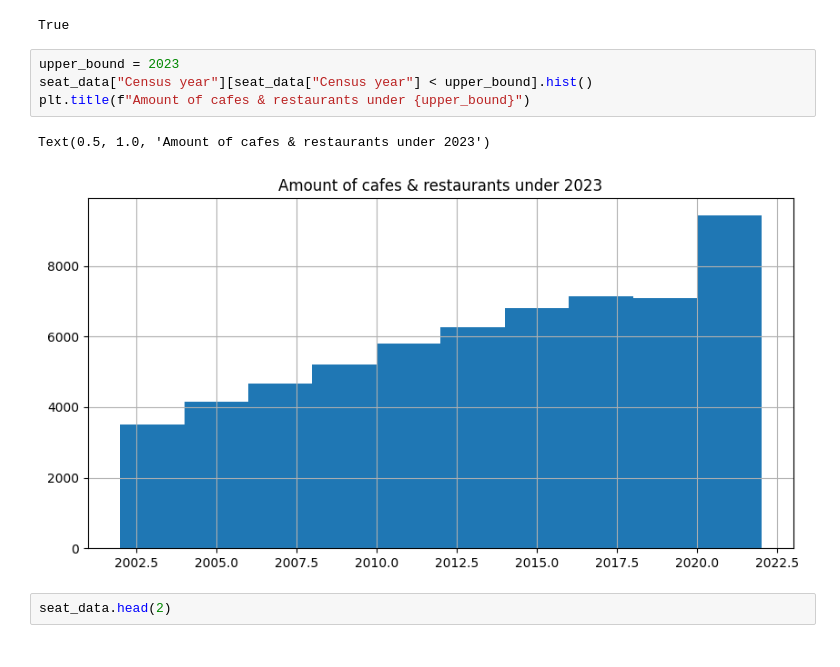
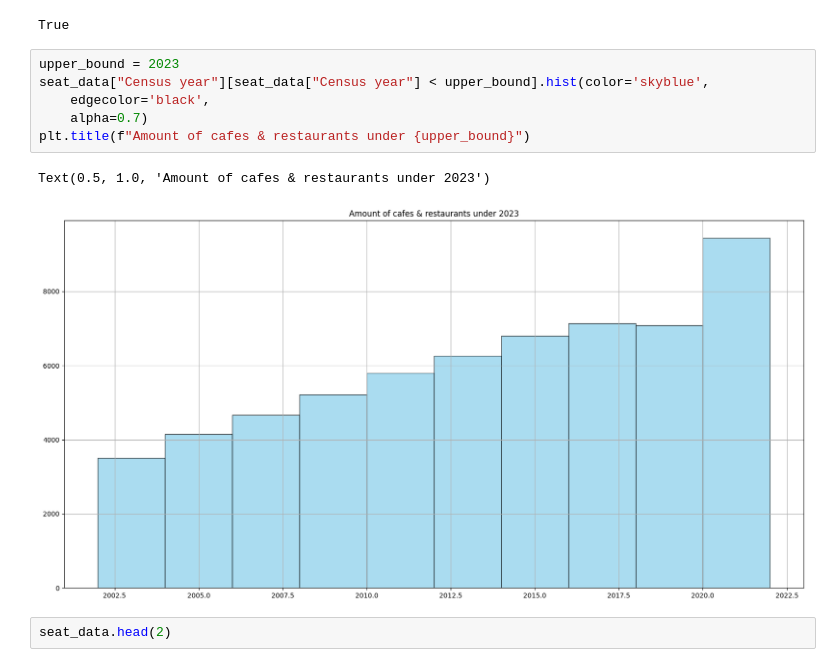
Before and after one commit to FelixL777/1, a Jupyter notebook: basic_pandas.ipynb, the cells around one changed output. Cells and saved outputs as stored; diff of their text form.

```diff
--- a/basic_pandas.ipynb
+++ b/basic_pandas.ipynb
@@ -289,11 +203,13 @@ print(is_within)
 True
 # %%
 upper_bound = 2023
-seat_data["Census year"][seat_data["Census year"] < upper_bound].hist()
+seat_data["Census year"][seat_data["Census year"] < upper_bound].hist(color='skyblue',
+    edgecolor='black',
+    alpha=0.7)
 plt.title(f"Amount of cafes & restaurants under {upper_bound}")
 # %% [output]
 Text(0.5, 1.0, 'Amount of cafes & restaurants under 2023')
-[figure, old version]
+[figure, new version]
 # %%
 seat_data.head(2)
 # %% [output]
```
Also changed, not shown: parts of 38 cells of this notebook.
